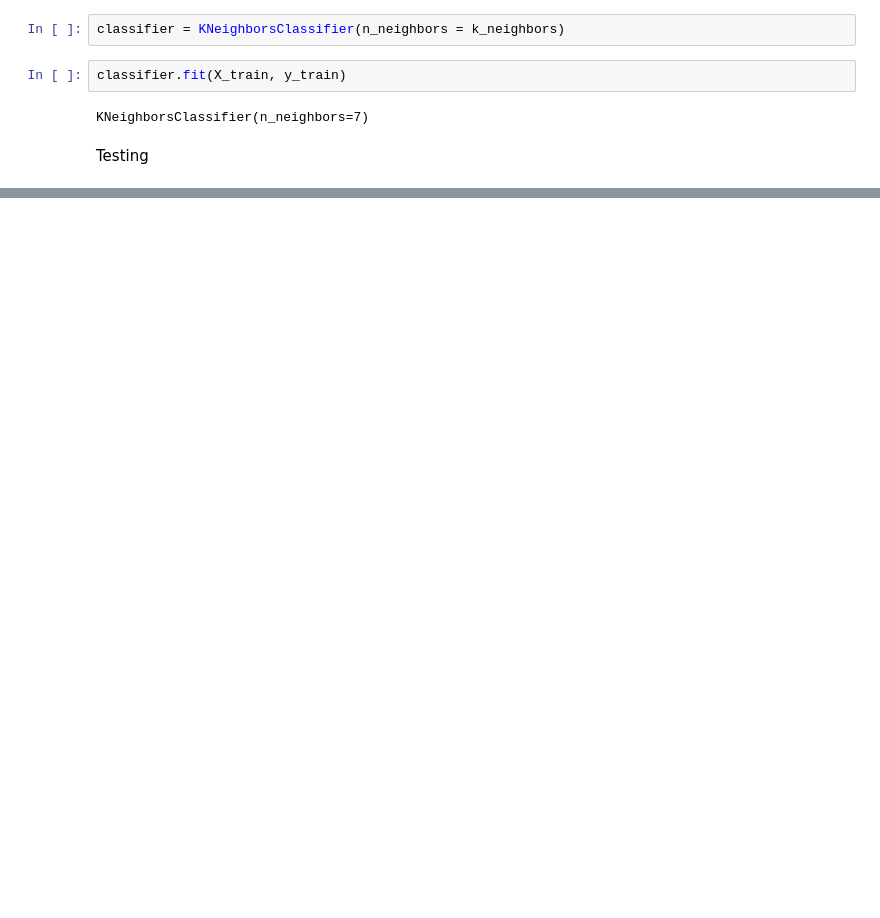
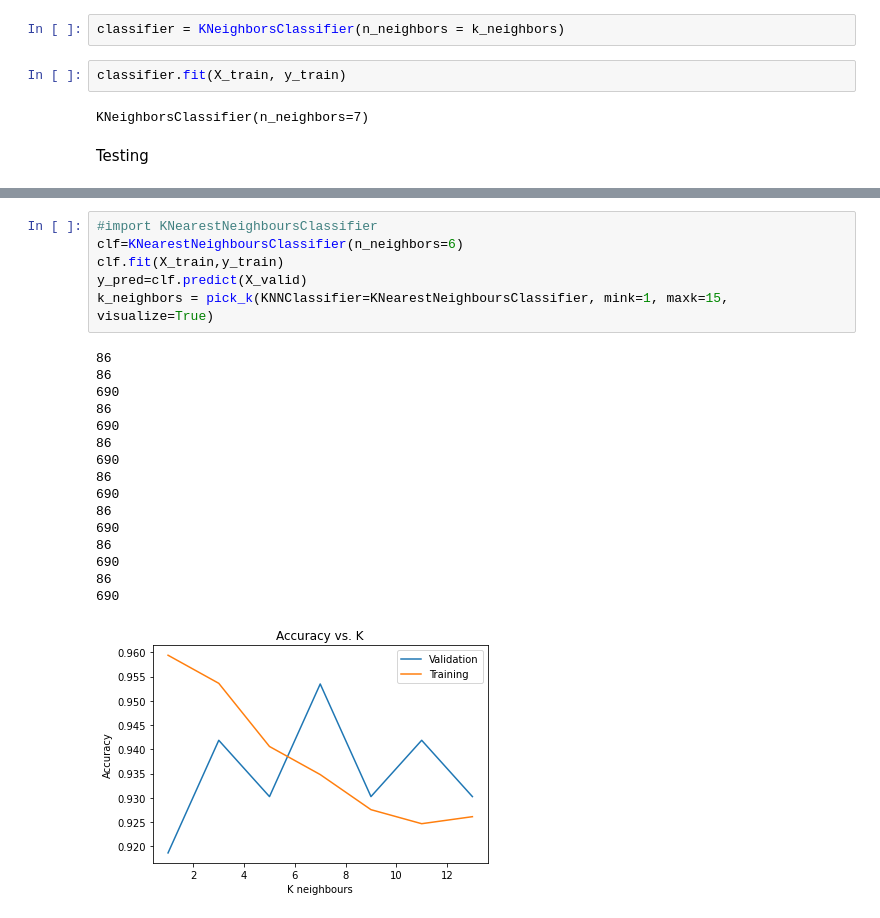
Before and after one commit to Ali-Elganzory/Covid-19-Mortality, a Jupyter notebook: Project.ipynb, the cells around one changed output, grey strips where cells are left out. Saved outputs shown, nothing was run; the diff lists cells and outputs as text; blank space fills up the shorter version.

```diff
--- a/Project.ipynb
+++ b/Project.ipynb
@@ -300 +355,24 @@ F1-Score  : 0.46.
+# %%
+#import KNearestNeighboursClassifier
+clf=KNearestNeighboursClassifier(n_neighbors=6)
+clf.fit(X_train,y_train)
+y_pred=clf.predict(X_valid)
+k_neighbors = pick_k(KNNClassifier=KNearestNeighboursClassifier, mink=1, maxk=15, visualize=True)
+# %% [output]
+86
+86
+690
+86
+690
+86
+690
+86
+690
+86
+690
+86
+690
+86
+690
+[figure, added]
 # %%
```
Also changed, not shown: parts of 24 cells of this notebook.
